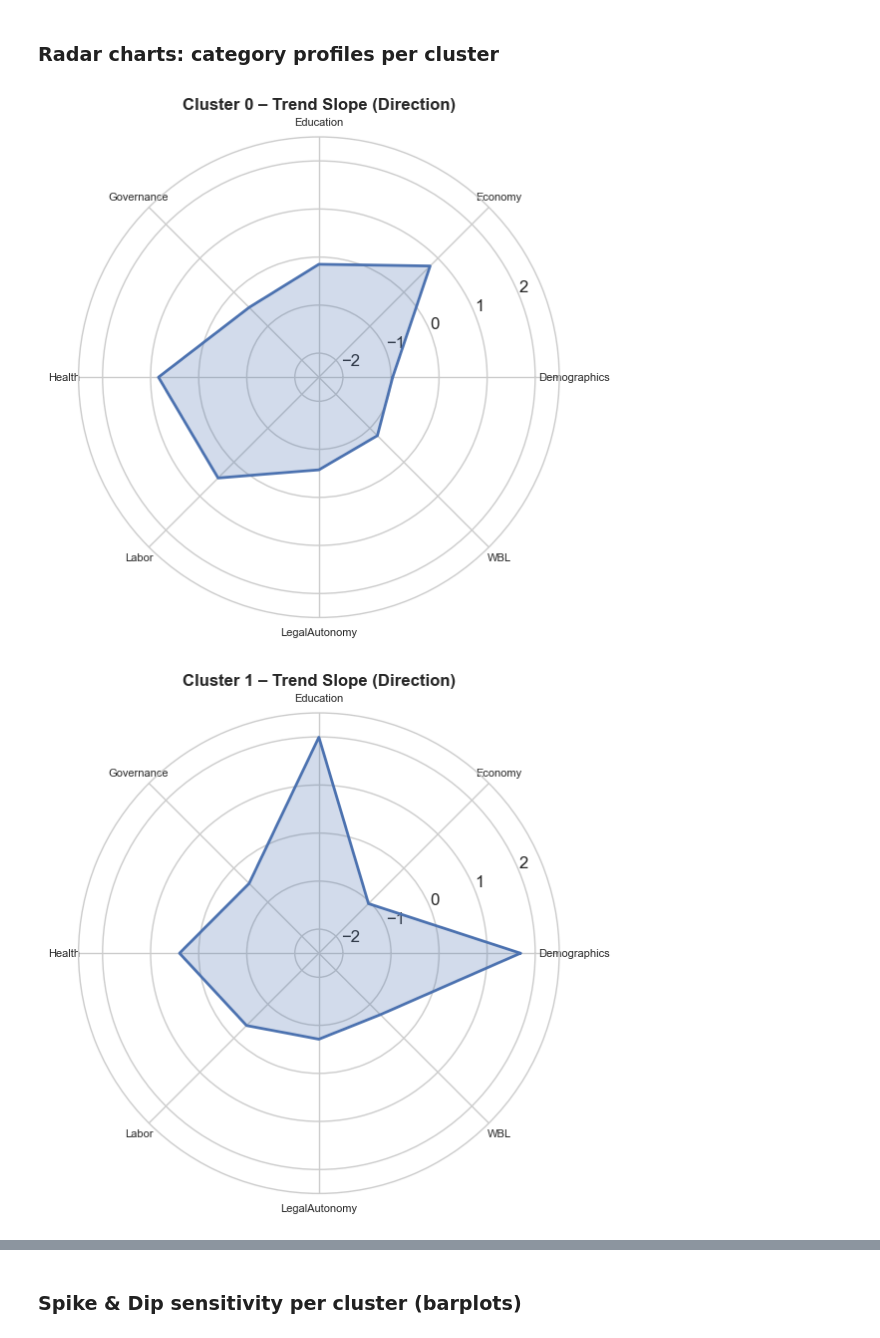
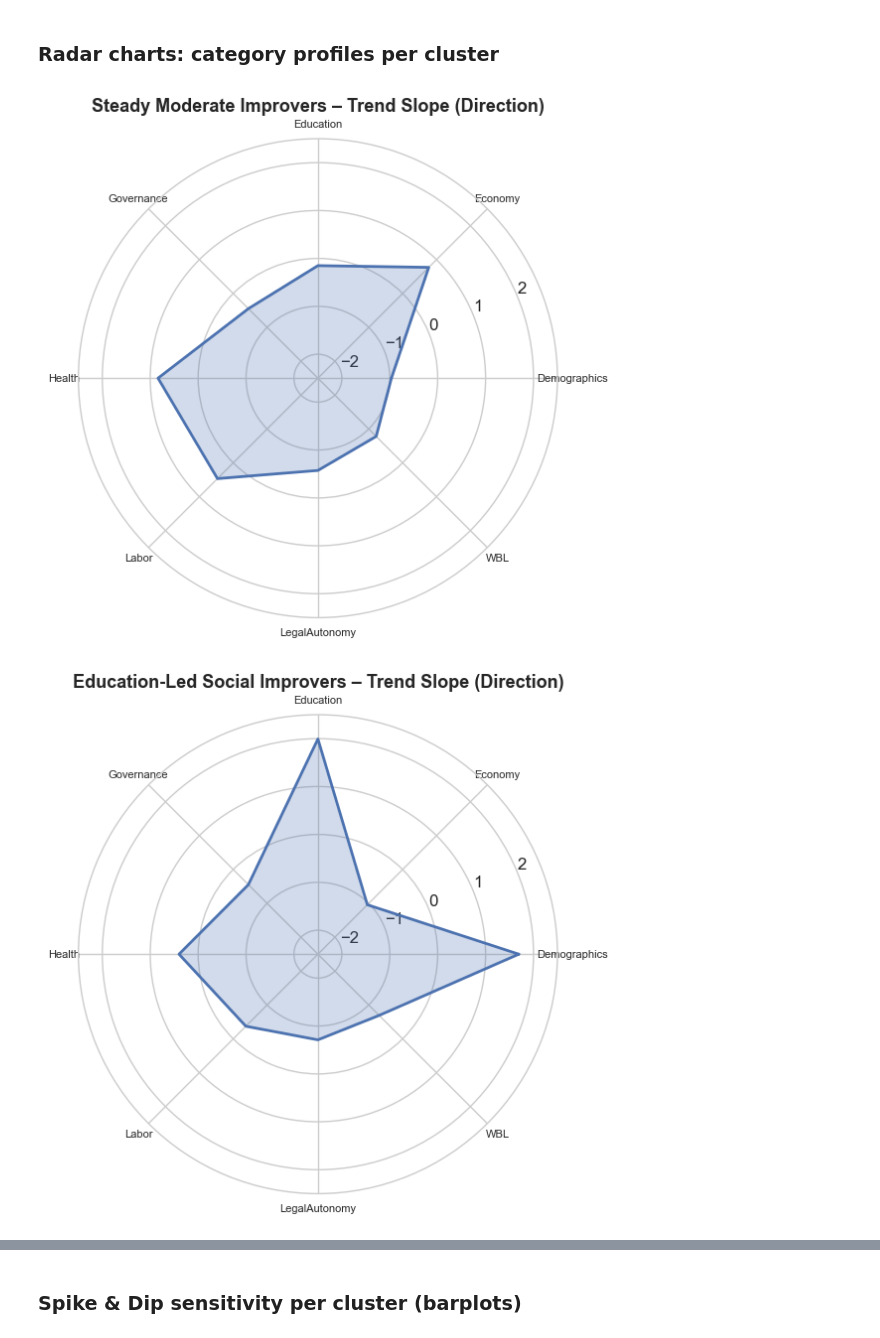
Before and after one commit to daniehben/worldbank-api-pipeline, a Jupyter notebook: notebooks/traj_Clustering.ipynb, the cells around one changed output, grey strips where cells are left out. Cells and saved outputs as stored; diff of their text form; code cells hidden in the pictures.

```diff
--- a/notebooks/traj_Clustering.ipynb
+++ b/notebooks/traj_Clustering.ipynb
@@ -415,7 +494,7 @@ Index(['PC1_traj', 'PC2_traj', 'PC3_traj', 'region'], dtype='object')
 # %%
 
 # Use first 3 PCs for clustering
-traj_for_cluster = traj_pca_df[["PC1_traj", "PC2_traj", "PC3_traj"]]
+traj_for_cluster = traj_pca_df[["PC1_traj", "PC2_traj", "PC3_traj"]].copy()
 
 traj_for_cluster.head()
 # %% [output]
@@ -615,0 +699,25 @@ for m in ["trend_slope", "rolling_std_5y", "cagr", "momentum", "spike", "dip"]:
+# %%
+# ==== Cell 20: Cluster names + taglines =====================================
+
+cluster_names = {
+    0: "Steady Moderate Improvers",
+    1: "Education-Led Social Improvers",
+    2: "Morocco",
+    3: "UAE",
+    4: "Palestine",
+    5: "Steady Reformers",
+}
+
+cluster_taglines = {
+    0: "Slow, consistent upward movement across most categories.",
+    1: "Social sectors (education, health) improving despite structural constraints.",
+    2: "Chronic negative trajectory and long-term decline across dimensions.",
+    3: "High-performing accelerator with strong, broad-based improvements.",
+    4: "Stagnating under structural and political pressure.",
+    5: "Balanced, stable reform path with moderate gains and controlled volatility.",
+}
+
+traj_cat_df["Cluster_Name"] = traj_cat_df["traj_cluster"].map(cluster_names)
+traj_cat_df["Cluster_Tagline"] = traj_cat_df["traj_cluster"].map(cluster_taglines)
+
+traj_cat_df.head()
@@ -634,7 +751,7 @@ radar_norm_df = pd.DataFrame(
     radar_scaled, index=radar_df.index, columns=radar_df.columns
 )
 # %%
-def plot_cluster_radar(cluster_id, metric="trend_slope"):
+def plot_cluster_radar(cluster_id, metric="trend_slope", cluster_names=None,metric_labels=None):
     # pick columns for one metric type
     cols = [c for c in radar_norm_df.columns if c.endswith(metric)]
     values = radar_norm_df.loc[cluster_id, cols].values
@@ -645,20 +762,27 @@ def plot_cluster_radar(cluster_id, metric="trend_slope"):
     values = np.concatenate([values, [values[0]]])
     angles = np.concatenate([angles, [angles[0]]])
 
+    cluster_name = cluster_names.get(cluster_id, f"Cluster {cluster_id}")
+    metric_name = metric_labels.get(metric, metric)
+    title_text = f"{cluster_name} – {metric_name}"
+
+
+
     fig, ax = plt.subplots(figsize=(6, 6), subplot_kw=dict(polar=True))
     ax.plot(angles, values, linewidth=2)
     ax.fill(angles, values, alpha=0.25)
     ax.set_xticks(angles[:-1])
     ax.set_xticklabels(labels, fontsize=8)
     ax.set_ylim(-2.5, 2.5)
-    ax.set_title(f"Cluster {cluster_id} – {metric_labels.get(metric, metric)}",
-                 fontsize=12, fontweight="bold")
+    ax.set_title(title_text, fontsize=13, fontweight="bold", pad=20)
+
     plt.tight_layout()
     plt.savefig(OUTPUT_DIR / f"traj_cluster_{cluster_id}_radar_{metric}.png", dpi=300)
     plt.show()
 # %%
 for cid in radar_norm_df.index:
-    plot_cluster_radar(cid, metric="trend_slope")
+    plot_cluster_radar(cid, metric="trend_slope",cluster_names=cluster_names,
+        metric_labels=metric_labels)
 # %% [output]
-[figure, old version]
+[figure, new version]
-[figure, old version]
+[figure, new version]
```
Also changed, not shown: parts of 38 cells of this notebook, 2 other files.
